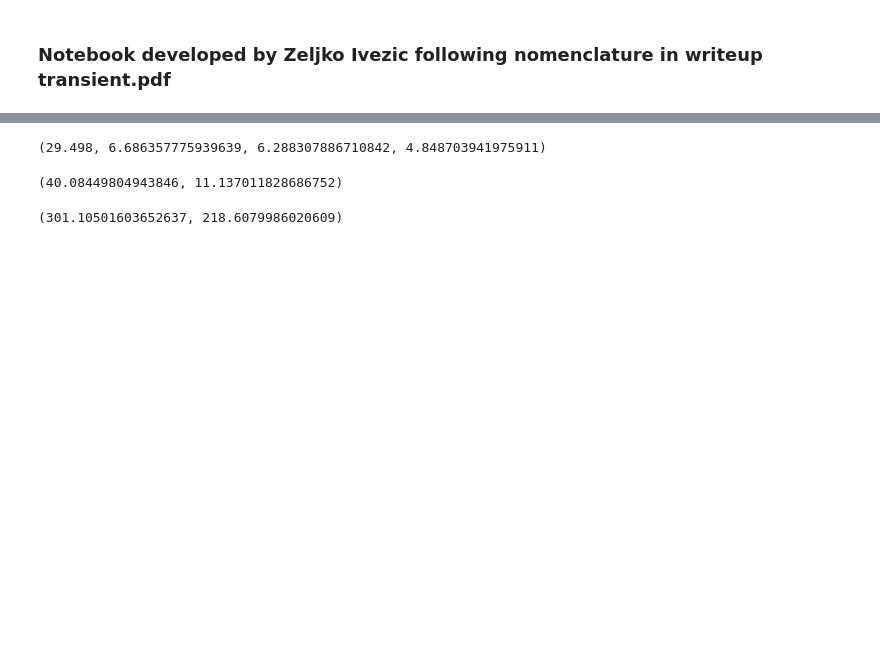
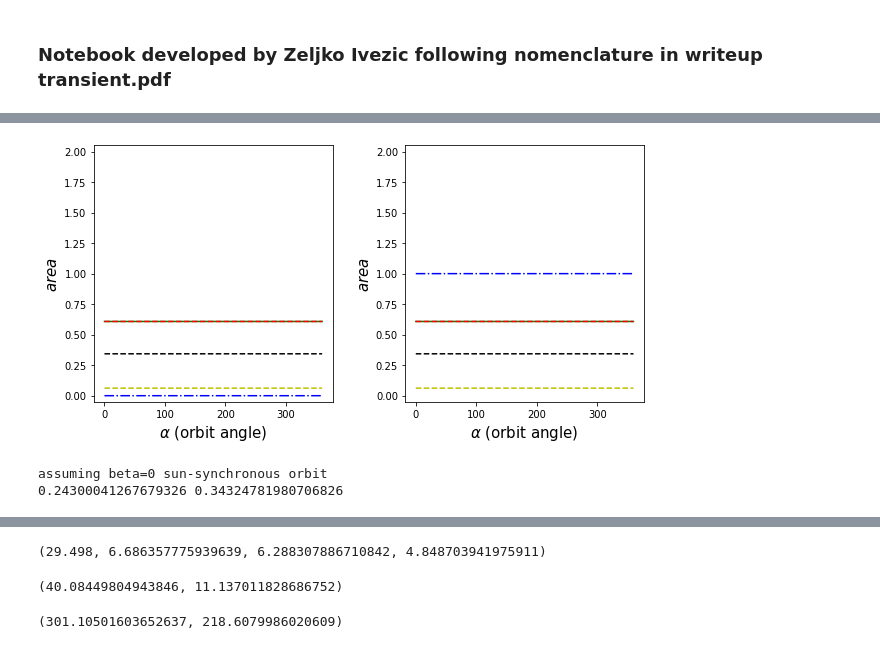
Before and after one commit to ivezic/CubeSats, a Jupyter notebook: notebooks/sputnik.ipynb, the cells around one changed output, grey strips where cells are left out. Cells and saved outputs as stored; diff of their text form; code cells hidden in the pictures; blank space fills up the shorter version.

```diff
--- a/notebooks/sputnik.ipynb
+++ b/notebooks/sputnik.ipynb
@@ -18,0 +66,11 @@ import sputnikTools as s
+# %%
+plotAreas(areaE, etaE, fAlb)
+# %% [output]
+[figure, added]
+# %%
+# beta=0 orbit
+fEcl, fAlb, areaS, areaE, etaS, etaE = s.getAreasForOrbitImagingMode(50, beta0=True)
+print(np.mean(etaS), np.mean(etaE))
+# %% [output]
+assuming beta=0 sun-synchronous orbit
+0.24300041267679326 0.34324781980706826
```
Also changed, not shown: parts of 9 cells of this notebook, 1 other file.
